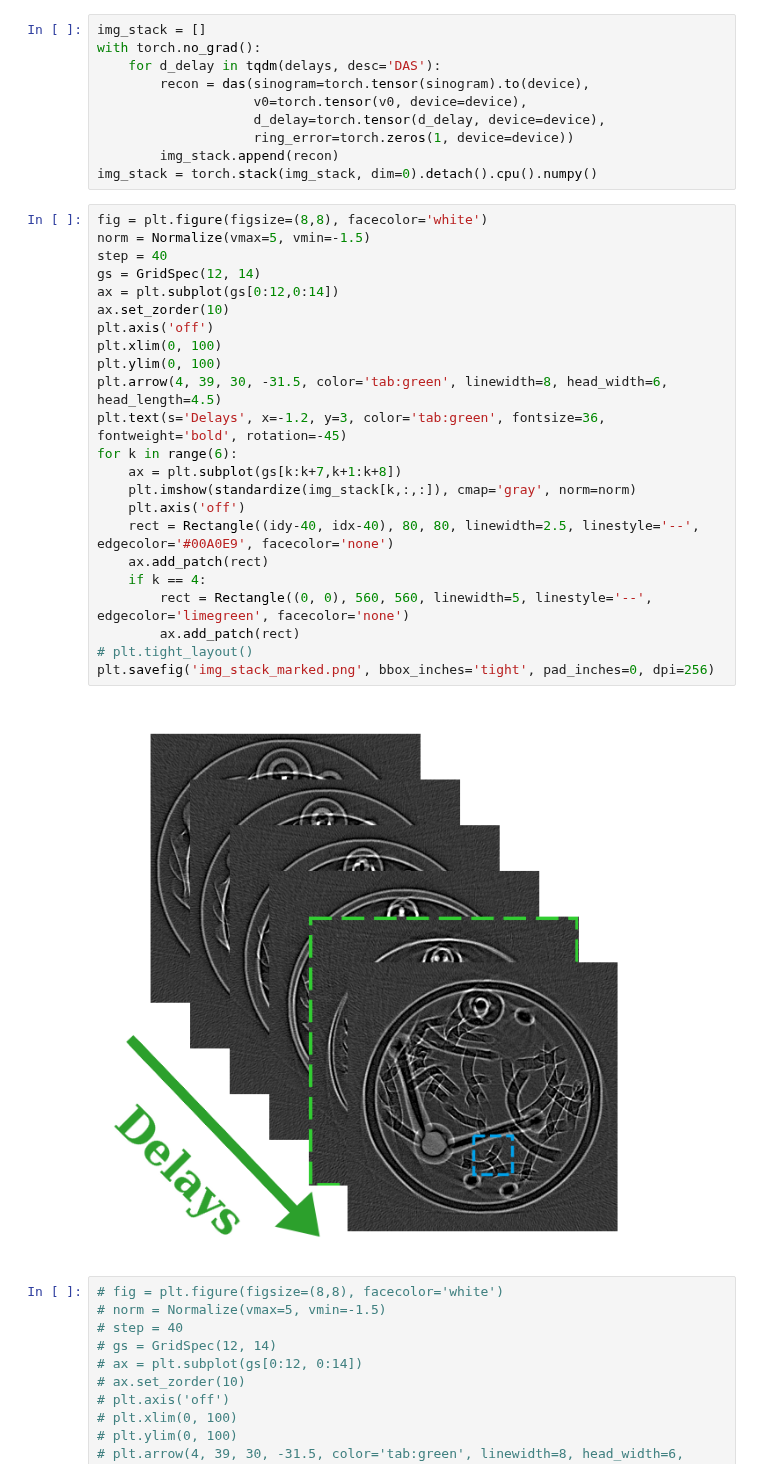
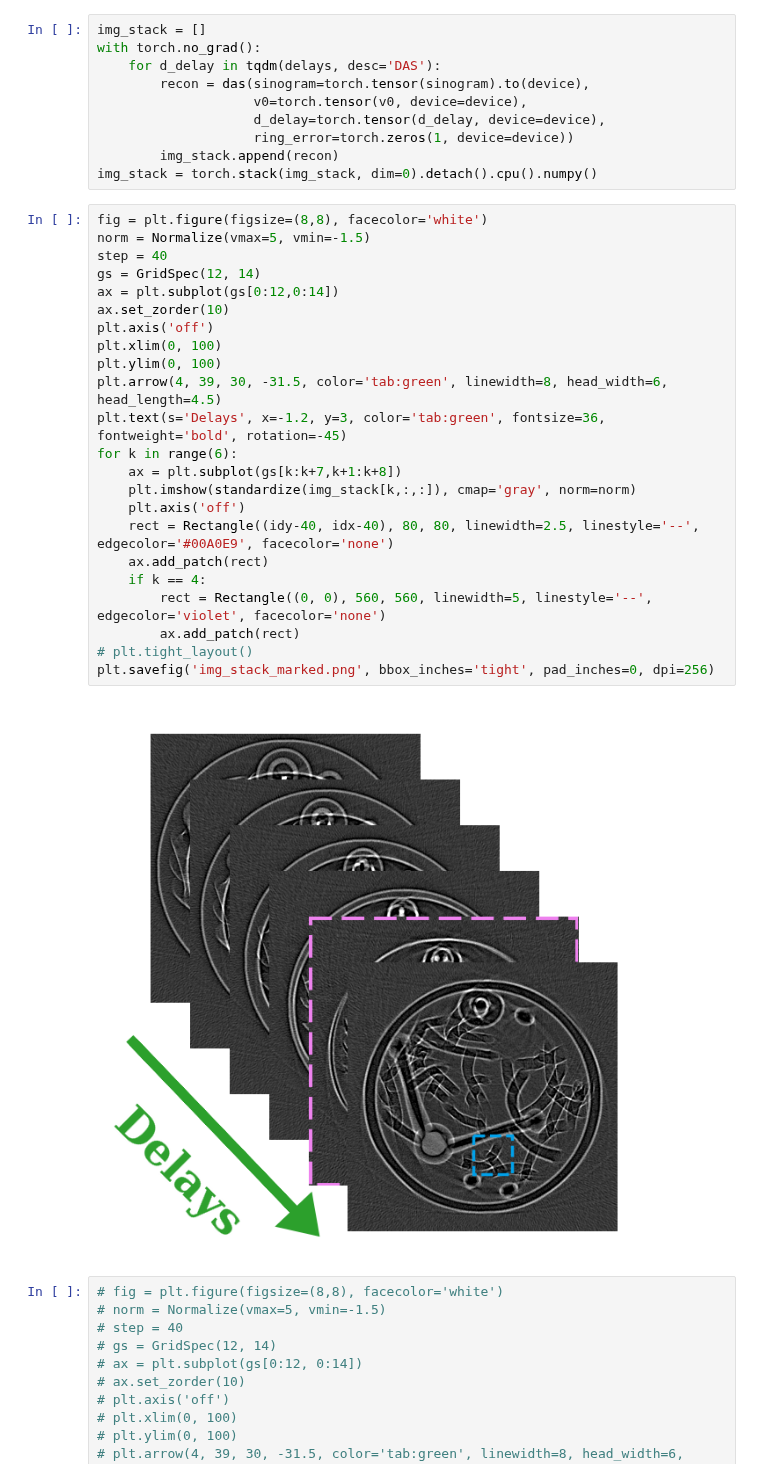
Before and after one commit to Lukeli0425/Coord-SoS-PACT, a Jupyter notebook: figures_ICCV/overview.ipynb, the cells around one changed output. Drawn from its saved outputs; the diff is of its cells as text.

```diff
--- a/figures_ICCV/overview.ipynb
+++ b/figures_ICCV/overview.ipynb
@@ -85,28 +85,28 @@ img_stack = torch.stack(img_stack, dim=0).detach().cpu().numpy()
 # %%
 fig = plt.figure(figsize=(8,8), facecolor='white')
 norm = Normalize(vmax=5, vmin=-1.5)
 step = 40
 gs = GridSpec(12, 14)
 ax = plt.subplot(gs[0:12,0:14])
 ax.set_zorder(10)
 plt.axis('off')
 plt.xlim(0, 100)
 plt.ylim(0, 100)
 plt.arrow(4, 39, 30, -31.5, color='tab:green', linewidth=8, head_width=6, head_length=4.5)
 plt.text(s='Delays', x=-1.2, y=3, color='tab:green', fontsize=36, fontweight='bold', rotation=-45)
 for k in range(6):
     ax = plt.subplot(gs[k:k+7,k+1:k+8])
     plt.imshow(standardize(img_stack[k,:,:]), cmap='gray', norm=norm)
     plt.axis('off')
     rect = Rectangle((idy-40, idx-40), 80, 80, linewidth=2.5, linestyle='--', edgecolor='#00A0E9', facecolor='none')
     ax.add_patch(rect)
     if k == 4:
-        rect = Rectangle((0, 0), 560, 560, linewidth=5, linestyle='--', edgecolor='limegreen', facecolor='none')
+        rect = Rectangle((0, 0), 560, 560, linewidth=5, linestyle='--', edgecolor='violet', facecolor='none')
         ax.add_patch(rect)
 # plt.tight_layout()
 plt.savefig('img_stack_marked.png', bbox_inches='tight', pad_inches=0, dpi=256)
 # %% [output]
-[figure, old version]
+[figure, new version]
 # %%
 # fig = plt.figure(figsize=(8,8), facecolor='white')
 # norm = Normalize(vmax=5, vmin=-1.5)
```
Also changed, not shown: 8 other files.
